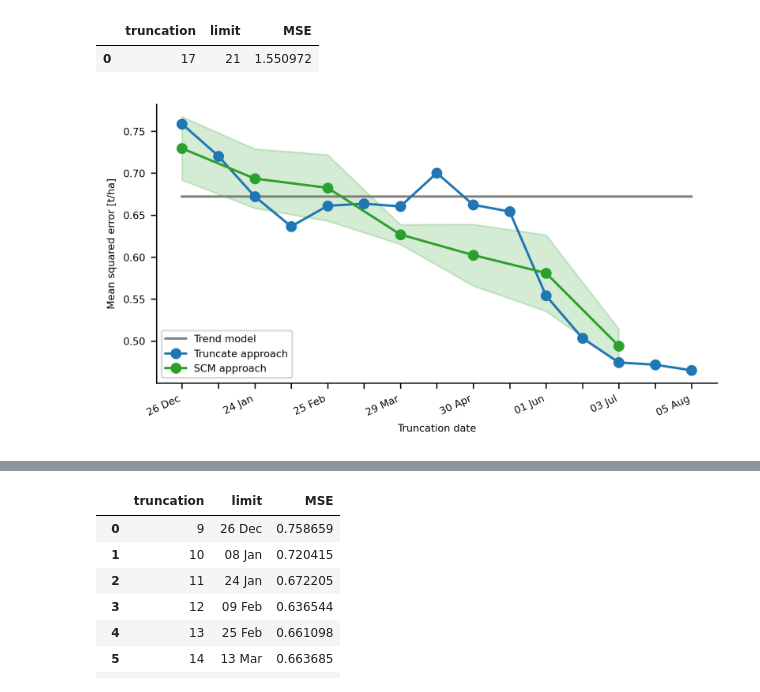
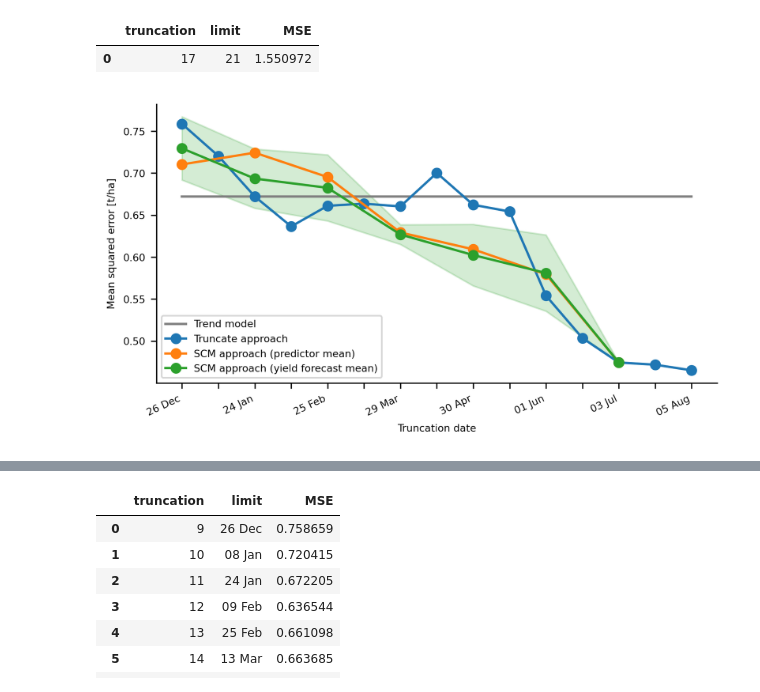
Before and after one commit to ellaampy/seasonal-yield-forecast, a Jupyter notebook: analyse_performance.ipynb, the cells around one changed output, grey strips where cells are left out. Drawn from its saved outputs; the diff is of its cells as text; code cells hidden in the pictures.

```diff
--- a/analyse_performance.ipynb
+++ b/analyse_performance.ipynb
@@ -313,7 +324,7 @@ ____
 
 #### Truncation vs. SCM Approach
 # %%
-df = pd.read_csv("data/results_US/test_y_true_y_pred_timesteps_3_21_may_ba_prec_tavg_tmax_tmin.csv")
+df = pd.read_csv("data/results/test_y_true_y_pred_timesteps_3_21_may_ba_prec_tavg_tmax_tmin.csv")
 # %%
 (df.assign(truncation=17, limit=21)
           .groupby(["truncation", "limit"]).apply(lambda x: np.mean((x["y_true"] - x["y_pred"])**2)).reset_index(name='MSE'))
@@ -326,11 +337,11 @@ dpi = 300
 mpl.rcParams['figure.dpi']= dpi
 
 # Read truncated results
-truncate_filenames = [f for f in os.listdir("data/results_US/truncation/") if ((f.startswith("test") and f.endswith(".csv")) and ("ba" not in f))]
+truncate_filenames = [f for f in os.listdir("data/results/truncation/") if ((f.startswith("test") and f.endswith(".csv")) and ("ba" not in f))]
 truncated_dfs = []
 for file in truncate_filenames:
     if not file.endswith(".csv"): continue
-    df = (pd.read_csv(os.path.join("data/results_US/truncation/", file))
+    df = (pd.read_csv(os.path.join("data/results/truncation/", file))
           .assign(truncation=int(file.replace(".csv", "").split("_")[-1]),
                   limit=time_step_to_date[int(file.replace(".csv", "").split("_")[-1])])
           .drop("Unnamed: 0", axis=1)
@@ -339,50 +350,66 @@ for file in truncate_filenames:
 truncated_df = pd.concat(truncated_dfs, ignore_index=True).sort_values(by="truncation").reset_index(drop=True)
 truncated_df = truncated_df.loc[truncated_df["truncation"] >= 9].reset_index(drop=True)
 
+# Read SCM ensemble mean results
+scm_filenames = os.listdir("data/results/scm 4 steps/")
+scm_dfs = []
+for file in scm_filenames:
+    if not file.startswith("test"): continue
+    df = (pd.read_csv(os.path.join("data/results/scm 4 steps/", file)).drop(columns=["Unnamed: 0"])
+          .assign(truncation=scm_to_truncation[file.split("_")[8]], limit=time_step_to_date[scm_to_truncation[file.split("_")[8]]])
+          .groupby(["truncation", "limit"]).apply(lambda x: np.mean((x["y_true"] - x["y_pred"])**2)).reset_index(name='MSE'))
+    scm_dfs.append(df)
+scm_df = pd.concat(scm_dfs, ignore_index=True).sort_values(by="truncation").reset_index(drop=True)
+scm_df.loc[scm_df["truncation"] == 21, "MSE"] = 0.474462
+
 # Read the forecasts of each SCM ensemble member
-ensemble_filenames = os.listdir("data/results_US/scm 4 steps/ensembles/")
+ensemble_filenames = os.listdir("data/results/scm 4 steps/ensembles/")
 ensemble_dfs = []
 for file in ensemble_filenames:
     if not file.endswith(".csv"): continue
     ensemble_member = int(file.split("_")[-1].strip(".csv"))
-    df = pd.read_csv(os.path.join("data/results_US/scm 4 steps/ensembles/", file)).drop(columns=["Unnamed: 0"])
+    df = pd.read_csv(os.path.join("data/results/scm 4 steps/ensembles/", file)).drop(columns=["Unnamed: 0"])
     df = df.assign(truncation=scm_to_truncation[file.split("_")[8]], limit=time_step_to_date[scm_to_truncation[file.split("_")[8]]])
     ensemble_dfs.append(df)
 ensemble_df = pd.concat(ensemble_dfs, ignore_index=True).sort_values(by=["truncation", "member"]).reset_index(drop=True)
+
 ensemble_std = (ensemble_df.groupby(["truncation", "limit", "member"]).apply(lambda x: np.mean((x["y_true"] - x["y_pred"])**2)).reset_index(name='MSE')
  .groupby(["truncation", "limit"]).agg(mean_MSE=('MSE', 'mean'), std_MSE=('MSE', 'std')).reset_index()
  .assign(mean_MSE_upper=lambda x: x["mean_MSE"] + x["std_MSE"], mean_MSE_lower=lambda x: x["mean_MSE"] - x["std_MSE"]))
-
+ensemble_std.loc[ensemble_std["truncation"] == 21, "mean_MSE"] = 0.474462
+ensemble_std.loc[ensemble_std["truncation"] == 21, "mean_MSE_upper"] = 0.474462
+ensemble_std.loc[ensemble_std["truncation"] == 21, "mean_MSE_lower"] = 0.474462
 # Calculate MSE of trend model
-eos_estimates = pd.read_csv("data/results_US/truncation/test_y_true_y_pred_timesteps_3_23.csv").drop(columns=["Unnamed: 0"])
+eos_estimates = pd.read_csv("data/results/truncation/test_y_true_y_pred_timesteps_3_23.csv").drop(columns=["Unnamed: 0"])
 features = pd.read_csv('C:/Users/Max Zachow/OneDrive - TUM/Dokumente/GitHub/seasonal-yield-forecast/data/preprocessed/US/cy_bench_16daybins_wheat_US_v8.csv')
 mse_trend_model = (features[["adm_id", "harvest_year", "yield_-3", "yield_-2", "yield_-1"]]
                     .rename(columns={"harvest_year":"year"}).merge(eos_estimates[["adm_id", "year", "y_true"]], on=["adm_id", "year"], how="right")
                     .assign(threeyearavg = lambda x: x[["yield_-3", "yield_-2", "yield_-1"]].mean(axis=1))
                     .apply(lambda x: (x["y_true"] - x["threeyearavg"])**2, axis=1).mean())
 
 plt.plot([9, 23], 2*[mse_trend_model], label="Trend model", linestyle="-", color="grey")
 plt.plot(truncated_df["truncation"], truncated_df["MSE"], label="Truncate approach", marker="o")
-plt.plot(ensemble_std["truncation"], ensemble_std["mean_MSE"], label="SCM approach", color='C2',marker="o")
+plt.plot(scm_df["truncation"], scm_df["MSE"], label="SCM approach (predictor mean)", marker="o")
+plt.plot(ensemble_std["truncation"], ensemble_std["mean_MSE"], label="SCM approach (yield forecast mean)", color='C2',marker="o")
 plt.plot(ensemble_std["truncation"], ensemble_std["mean_MSE_upper"], label=None, color='C2', alpha=0.01)
 plt.plot(ensemble_std["truncation"], ensemble_std["mean_MSE_lower"], label=None, color='C2', alpha=0.01)
 plt.fill_between(ensemble_std["truncation"], ensemble_std["mean_MSE_lower"], ensemble_std["mean_MSE_upper"], color='C2', alpha=0.2)
 
 plt.xlabel("Truncation date", fontsize=fontsize)
 plt.ylabel("Mean squared error [t/ha]", fontsize=fontsize)
 plt.xticks(ticks=range(9, 24), labels=truncated_df["limit"], rotation=25, fontsize=fontsize, ha="right")
 plt.gca().set_xticklabels(truncated_df["limit"], rotation=25, fontsize=fontsize, ha="right")
 for label in plt.gca().get_xticklabels()[1::2]:
     label.set_visible(False)
 plt.yticks(fontsize=fontsize)
 plt.gca().spines['top'].set_visible(False)
 plt.gca().spines['right'].set_visible(False)
 
 plt.legend(loc="lower left", fontsize=fontsize)
 fig = plt.gcf()
 fig.set_size_inches(468.3324*0.0138, (468.3324*0.0138/2))
 
 #plt.savefig("figure6.png", dpi=dpi, bbox_inches='tight')
 plt.show()
 # %% [output]
-[figure, old version]
+[figure, new version]
```
Also changed, not shown: parts of 9 cells of this notebook, 1 other file.
